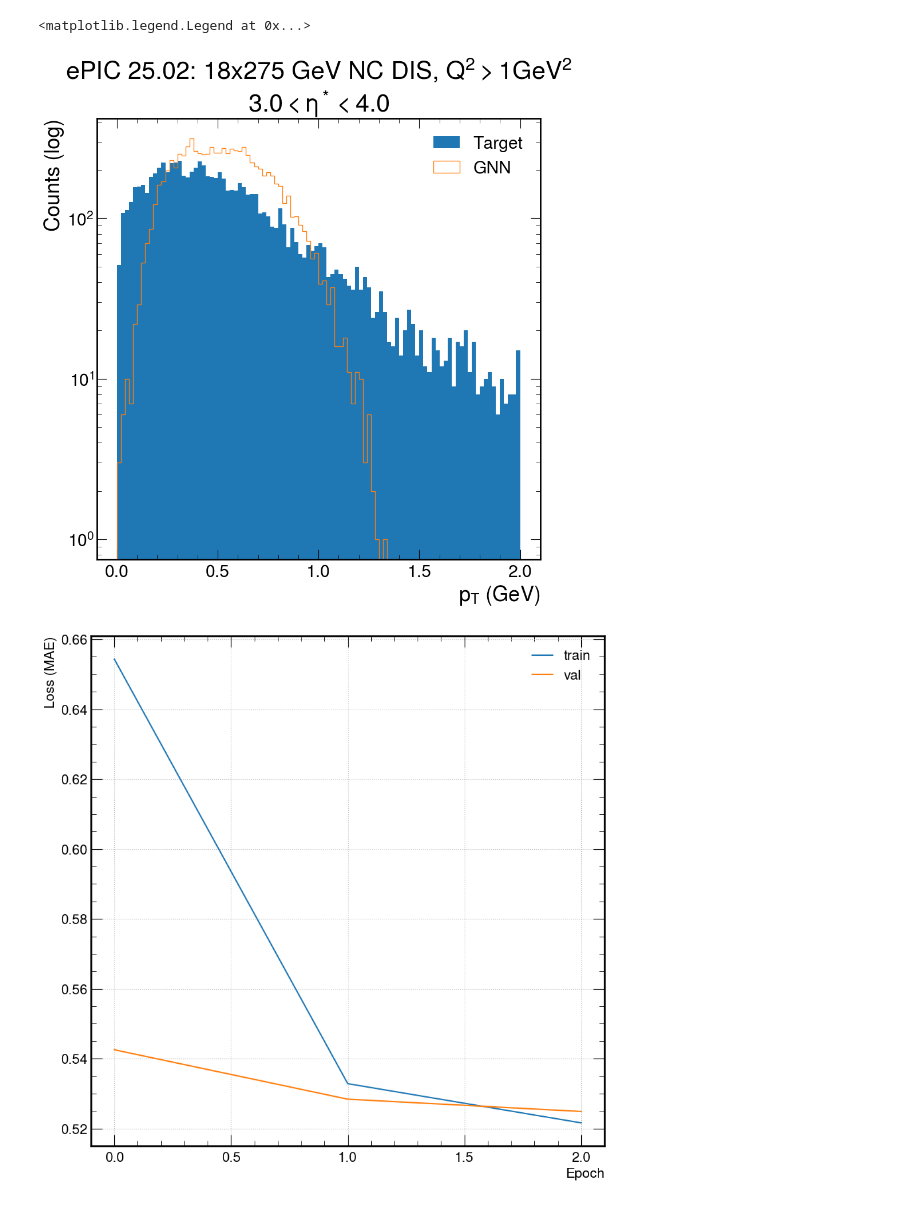
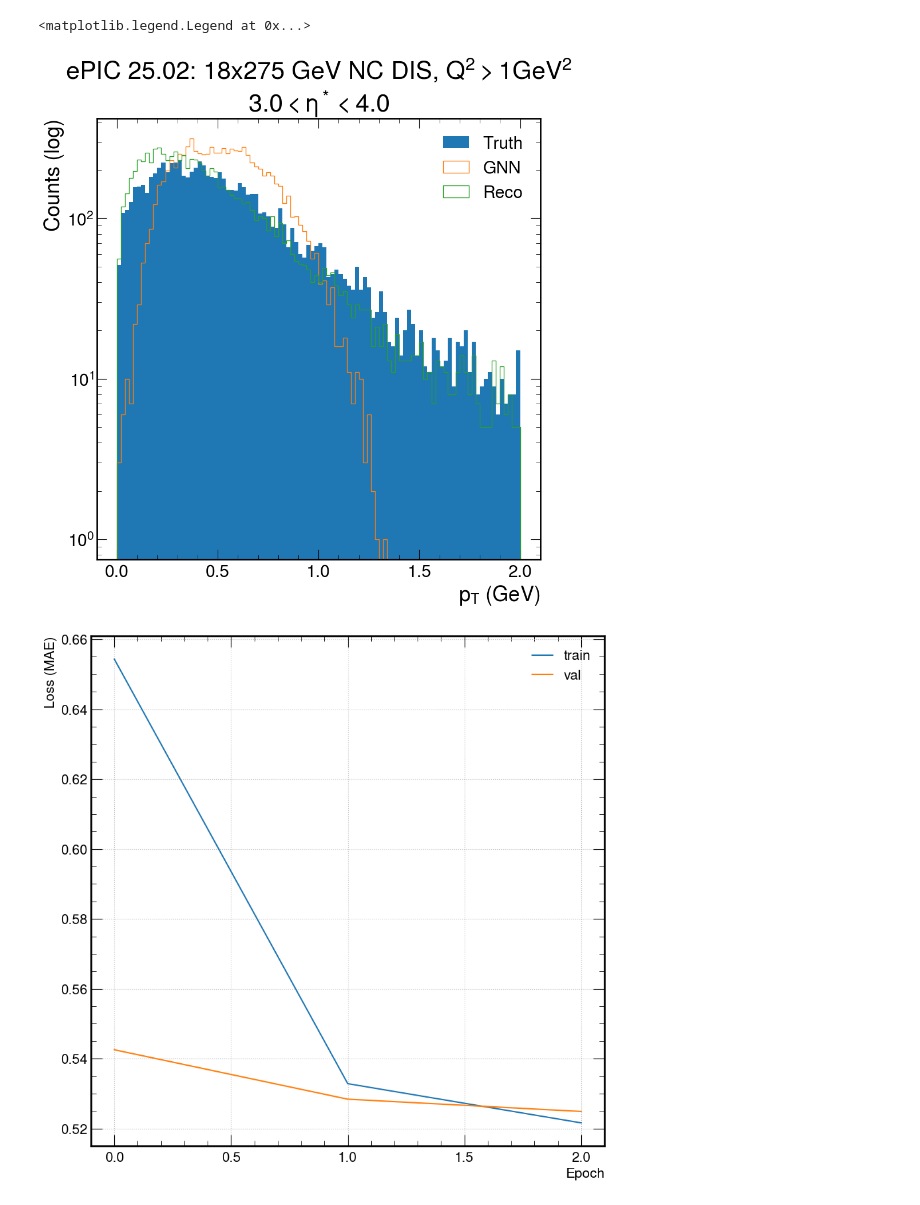
Before and after one commit to eiccodesign/regressiononly, a Jupyter notebook: src/notebooks/testing_new_output_pt_Eminuspz.ipynb, the cells around one changed output. Drawn from its saved outputs; the diff is of its cells as text; code cells hidden in the pictures.

```diff
--- a/src/notebooks/testing_new_output_pt_Eminuspz.ipynb
+++ b/src/notebooks/testing_new_output_pt_Eminuspz.ipynb
@@ -33 +155,3 @@ print(min(targets_E_minus_pz))
+# %%
+reco_total_pt, reco_E_minus_pz, truth_E_minus_pz, truth_total_pt = get_strawman_reco(meta_info, eta_low=3, eta_high = 4)
 # %%
@@ -44,15 +169,17 @@ Text(0, 1, 'Counts (log)')
 # %%
-plt.hist(targets_pt, bins=100, range=(0,2),label="Target")
+plt.hist(targets_pt, bins=100, range=(0,2),label="Truth")
 plt.hist(predictions_pt, bins=100, range=(0,2), label="GNN", histtype='step')
+plt.hist(reco_total_pt, bins=100, range=(0,2), label="Reco", histtype='step')
+
 plt.xlabel("$p_{T}$ (GeV)")
 plt.yscale('log')
 plt.title("ePIC 25.02: 18x275 GeV NC DIS, $Q^2 > 1 GeV^2$\n$3.0<\eta^*<4.0$")
 plt.ylabel("Counts (log)")
 plt.legend()
 # plt.xlim(0,2)
 # %% [output]
 <matplotlib.legend.Legend at 0x...>
-[figure, old version]
+[figure, new version]
 # %%
 npz_unpacked_loss = np.load(path_to_result + "/losses.npz")
 
```
Also changed, not shown: parts of 3 cells of this notebook.
